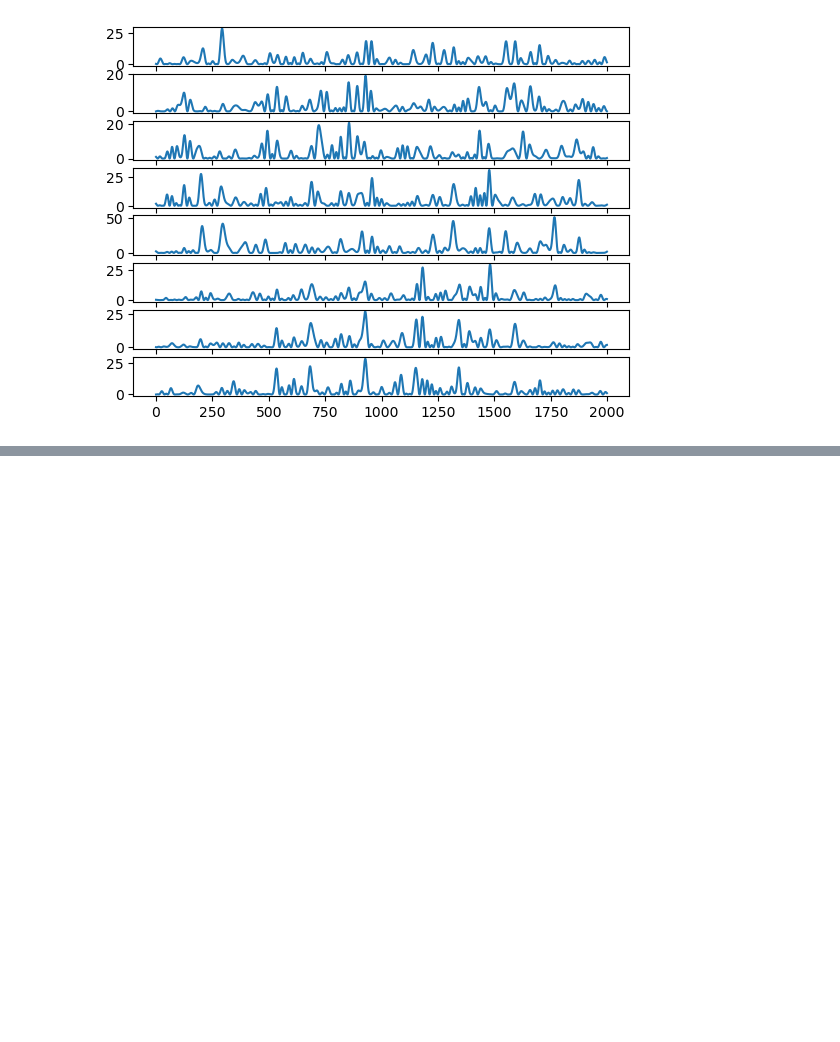
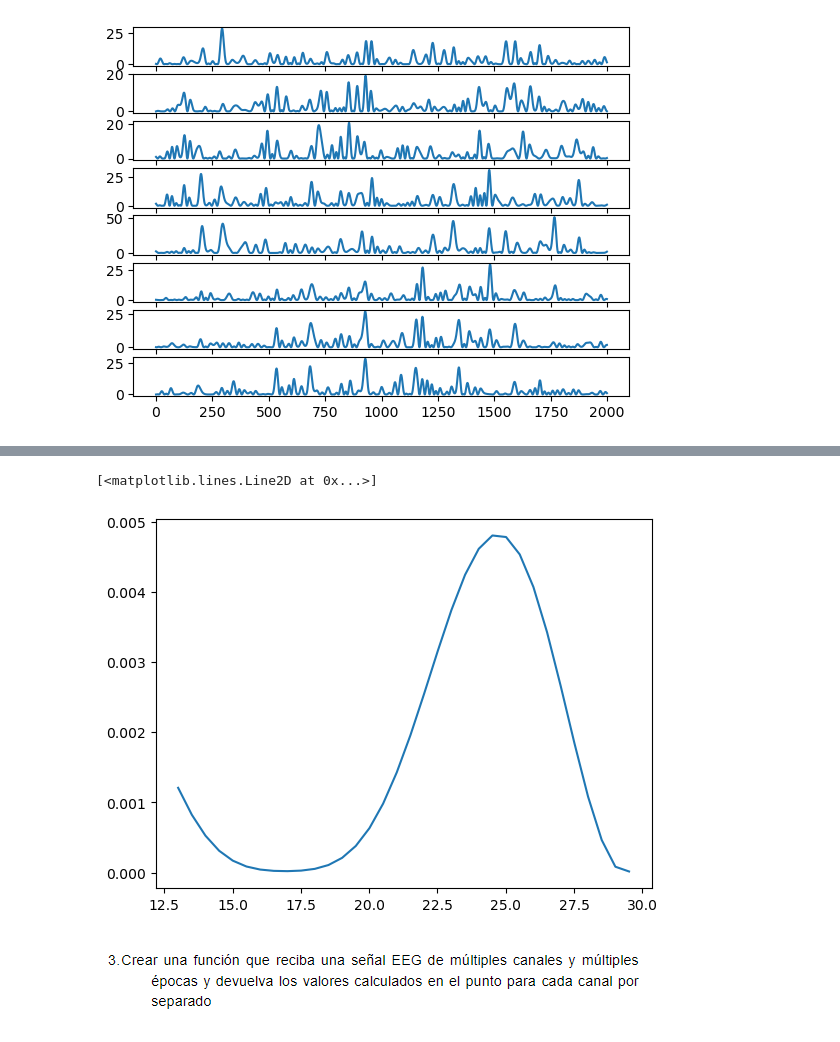
Before and after one commit to Astolfo2332/Parkinson_difference, a Jupyter notebook: Proyecto_1.ipynb, the cells around one changed output, grey strips where cells are left out. Saved outputs shown, nothing was run; the diff lists cells and outputs as text; code cells hidden in the pictures; blank space fills up the shorter version.

```diff
--- a/Proyecto_1.ipynb
+++ b/Proyecto_1.ipynb
@@ -81,0 +106,14 @@ plt.show()
+# %%
+def spectralrange(x,f,ini=13,end=30):
+    bf=np.where((f>=13) &(f<=30))
+    f=f[bf]
+    x=x[bf]
+    return f,x
+# %%
+f,x=spectralrange(x,f,13,30)
+plt.plot(f,x)
+# %% [output]
+[<matplotlib.lines.Line2D at 0x...>]
+[figure, added]
+# %% [markdown]
+![image.png](attachment:image.png)
```
Also changed, not shown: parts of 14 cells of this notebook.
